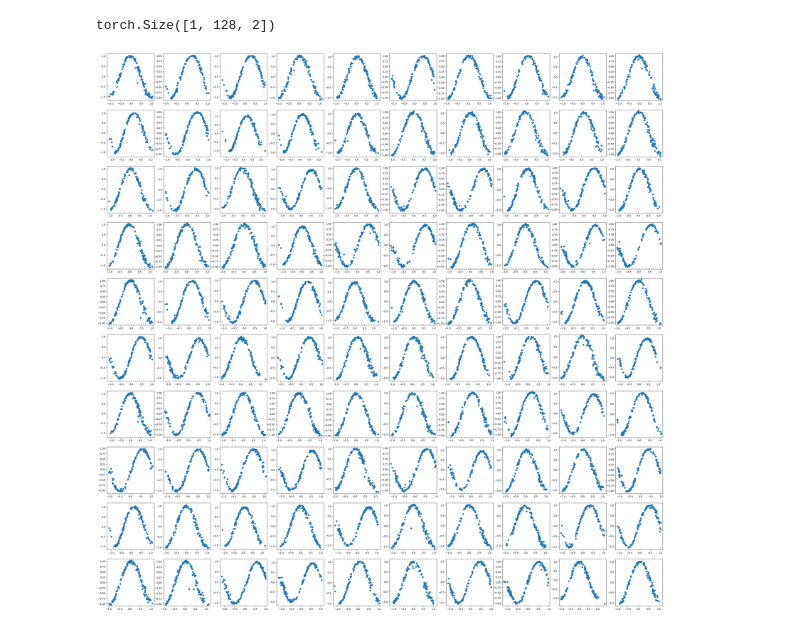
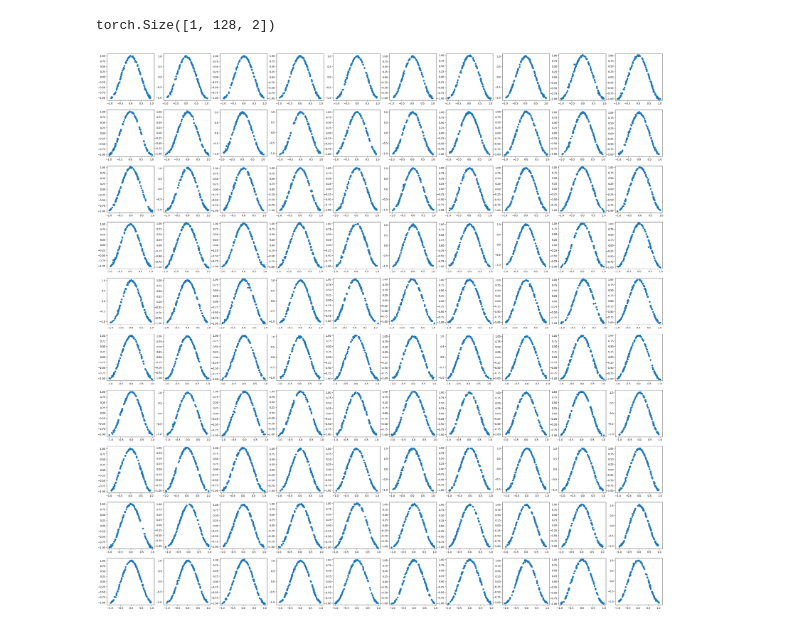
Before and after one commit to minii-ai/tiny-text-to-3d, a Jupyter notebook: class_condition.ipynb, the cells around one changed output. Cells and saved outputs as stored; diff of their text form; code cells hidden in the pictures.

```diff
--- a/class_condition.ipynb
+++ b/class_condition.ipynb
@@ -48,7 +48,7 @@ dataset = ConcatDataset([sine_dataset, cosine_dataset])
 
 dataloader = DataLoader(dataset, collate_fn=sine_dataset.collate, batch_size=128, shuffle=True)
 # %%
-diffusion = Diffusion(
+diffusion = ConditionalDiffusion(
     schedule_type="linear",
     num_timesteps=1000
 )
@@ -65,7 +65,7 @@ model(torch.randn(1, num_points, 2).to("cuda"), torch.tensor([0]).to("cuda"), to
 # %% [output]
 torch.Size([1, 128, 2])
 # %%
-num_epochs = 5
+num_epochs = 20
 model = model.to("cuda")
 diffusion = diffusion.to("cuda")
 model.train()
@@ -75,8 +75,15 @@ with tqdm(total=num_epochs * len(dataloader)) as pbar:
     for epoch in range(num_epochs):
         for batch in dataloader:
             X = batch["data"].to("cuda")
+            classes = batch["labels"].long().to("cuda")
+
+
+            # if prob is less than 0.1 set classes to None
+            if torch.rand(1).item() < 0.1:
+                classes = None
+
             t = torch.randint(0, 1000, (X.shape[0],)).long().to("cuda")
-            loss = diffusion.training_losses(model, X, t)
+            loss = diffusion.training_losses(model, X, t, cond=classes)
 
             optimizer.zero_grad()
             loss.backward()
@@ -84,7 +91,8 @@ with tqdm(total=num_epochs * len(dataloader)) as pbar:
             pbar.update(1)
             pbar.set_postfix({"loss": loss.item()})
 # %%
-samples = diffusion.p_sample_loop(model, (100, num_points, 2), clip_denoised=False)
+samples = diffusion.p_sample_loop(model, (100, num_points, 2), cond=torch.full((100, ), 1, device="cuda"), clip_denoised=False)
+# samples = diffusion.p_sample_loop(model, (100, num_points, 2), cond=torch clip_denoised=False)
 plot_point_clouds(samples, 10, 10)
 # %% [output]
-[figure, old version]
+[figure, new version]
```
Also changed, not shown: parts of 1 cell of this notebook, 2 other files.
